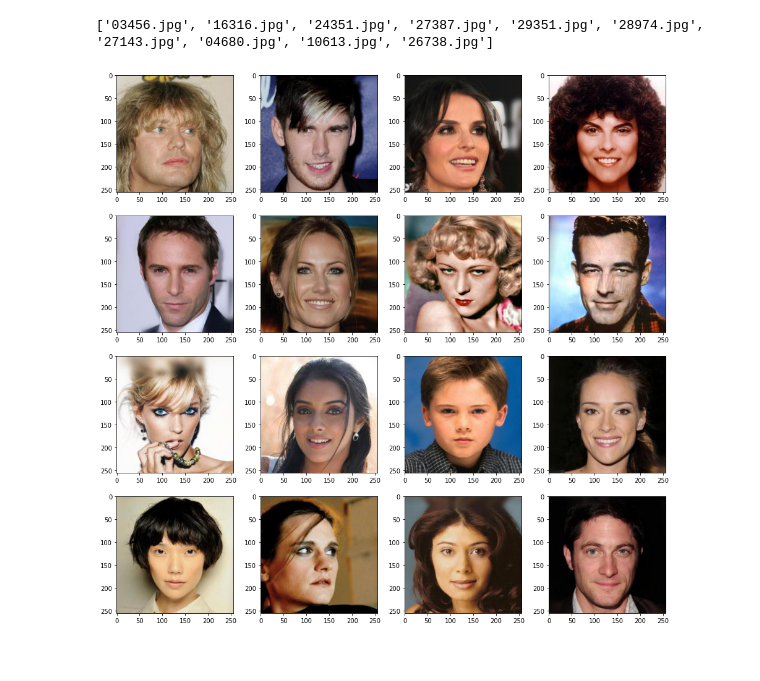
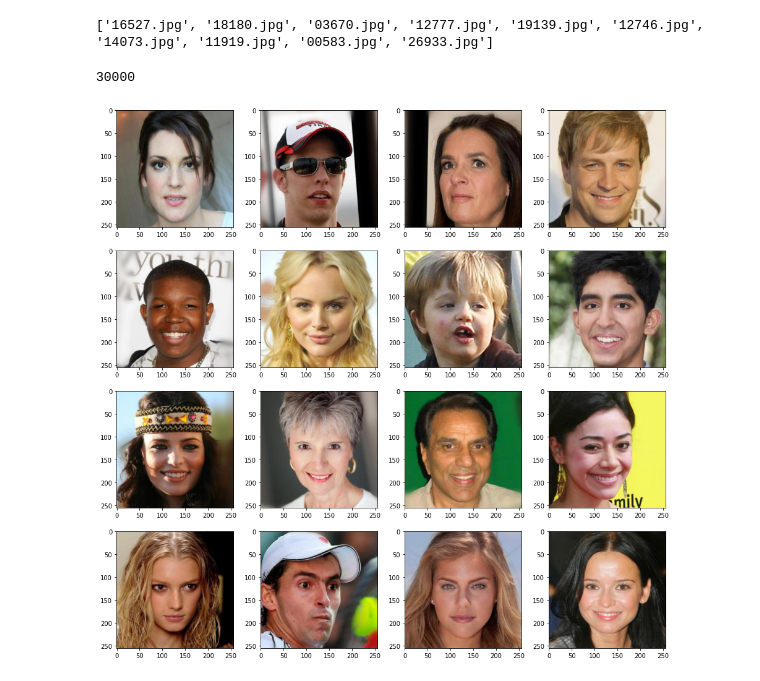
Before and after one commit to cserik/DeepLearningNHF, a Jupyter notebook: DataPreprocessing.ipynb, the cells around one changed output. Saved outputs shown, nothing was run; the diff lists cells and outputs as text; code cells hidden in the pictures.

```diff
--- a/DataPreprocessing.ipynb
+++ b/DataPreprocessing.ipynb
@@ -58,32 +47,37 @@ A streamkimeneten csak az utolsó 5000 sor látható.
-# %%
-#get the name of the images
-arr=os.listdir('celeba_hq_256')
-
-base_dir = 'celeba_hq_256' # Windows
-#base_dir = '/tmp/celeba_hq_256' # Linux esetén ?
-
-# ehhez át kéne másolni a fájlokat a mappákba
-#train_dir = os.path.join(base_dir, 'train')
-#validation_dir = os.path.join(base_dir, 'validation')
-
-train_fnames = os.listdir(base_dir)
-print(train_fnames[:10])
-# %% [output]
-['03456.jpg', '16316.jpg', '24351.jpg', '27387.jpg', '29351.jpg', '28974.jpg', '27143.jpg', '04680.jpg', '10613.jpg', '26738.jpg']
+# %%
+import pathlib
+
+base_dir = '/content/data' # Windows
+#base_dir = '/tmp/celeba_hq_256' # Linux
+
+train_dir = os.path.join(base_dir, 'celeba_hq_256')
+
+base_dir=pathlib.Path(base_dir)
+
+#get the name of the images
+train_fnames = os.listdir(train_dir)
+print(train_fnames[:10])
+# %% [output]
+['16527.jpg', '18180.jpg', '03670.jpg', '12777.jpg', '19139.jpg', '12746.jpg', '14073.jpg', '11919.jpg', '00583.jpg', '26933.jpg']
+# %%
+image_count = len(list(base_dir.glob('*/*.jpg')))
+print(image_count)
+# %% [output]
+30000
 # %%
 nrows = 4
 ncols = 4
 
 fig = plt.gcf()
 fig.set_size_inches(ncols * 4, nrows * 4)
 
-next_images = [os.path.join(base_dir, fname) for fname in train_fnames[:int(ncols*nrows)]]
+next_images = [os.path.join(train_dir, fname) for fname in train_fnames[:int(ncols*nrows)]]
 
 for i, img_path in enumerate(next_images):
     sp = plt.subplot(nrows, ncols, i + 1)
     img = mpimg.imread(img_path)
     plt.imshow(img)
 
 plt.show()
 # %% [output]
-[figure, old version]
+[figure, new version]
```
Also changed, not shown: parts of 14 cells of this notebook.
